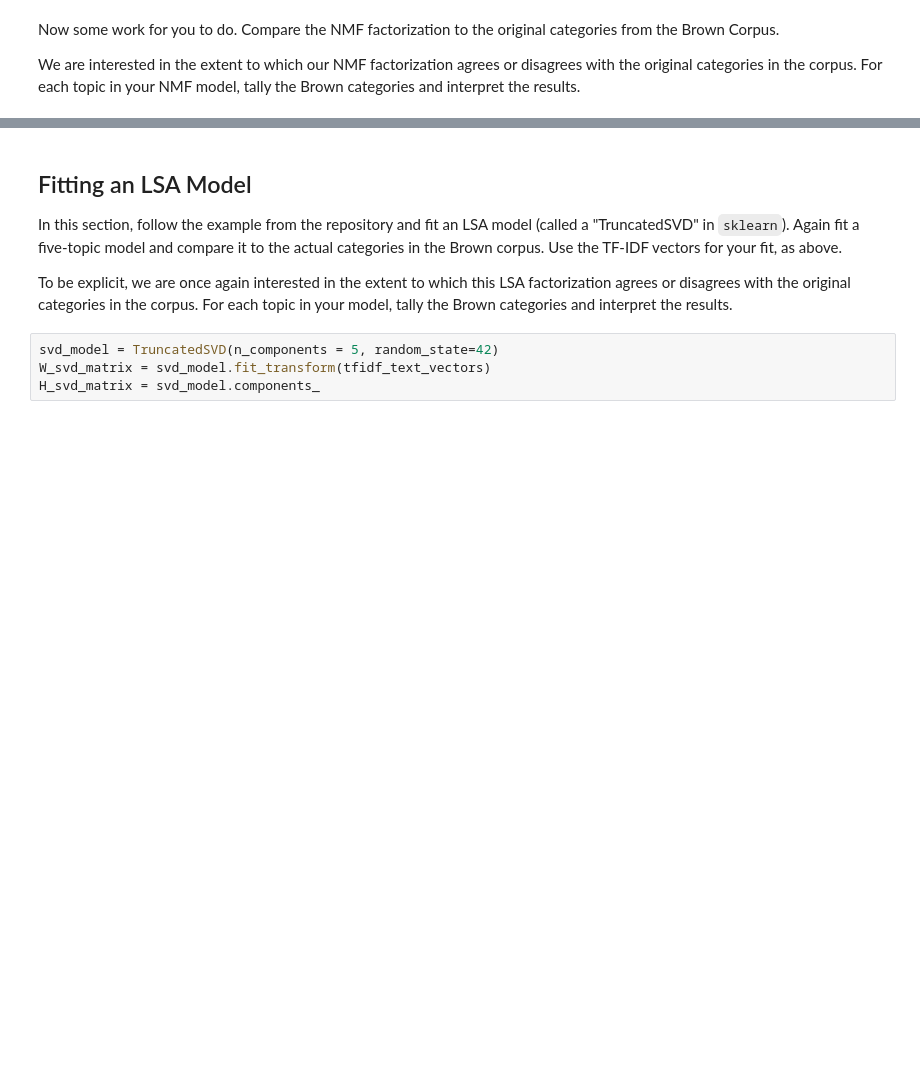
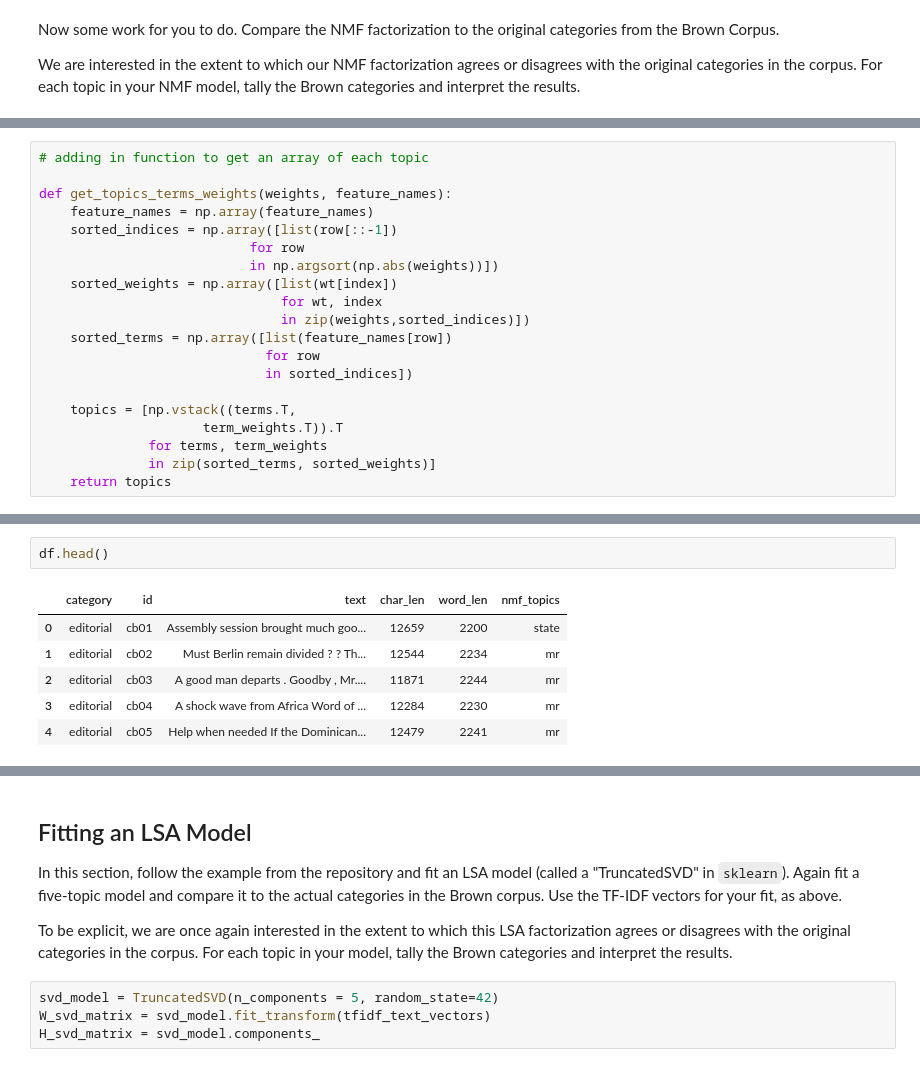
Before and after one commit to stephenkuc/ads509-topicmodeling, a Jupyter notebook: Topic Modeling.ipynb, the cells around one changed output, grey strips where cells are left out. Drawn from its saved outputs; the diff is of its cells as text; blank space fills up the shorter version.

```diff
--- a/Topic Modeling.ipynb
+++ b/Topic Modeling.ipynb
@@ -320,0 +207,20 @@ dtype: object
+# %%
+# adding in function to get an array of each topic
+
+def get_topics_terms_weights(weights, feature_names):
+    feature_names = np.array(feature_names)
+    sorted_indices = np.array([list(row[::-1])
+                           for row
+                           in np.argsort(np.abs(weights))])
+    sorted_weights = np.array([list(wt[index])
+                               for wt, index
+                               in zip(weights,sorted_indices)])
+    sorted_terms = np.array([list(feature_names[row])
+                             for row
+                             in sorted_indices])
+
+    topics = [np.vstack((terms.T,
+                     term_weights.T)).T
+              for terms, term_weights
+              in zip(sorted_terms, sorted_weights)]
+    return topics
@@ -320,0 +239,9 @@ dtype: object
+# %%
+df.head()
+# %% [output]
+|  | category | id | text | char_len | word_len | nmf_topics |
+| 0 | editorial | cb01 | Assembly session brought much goo... | 12659 | 2200 | state |
+| 1 | editorial | cb02 | Must Berlin remain divided ? ? Th... | 12544 | 2234 | mr |
+| 2 | editorial | cb03 | A good man departs . Goodby , Mr.... | 11871 | 2244 | mr |
+| 3 | editorial | cb04 | A shock wave from Africa Word of ... | 12284 | 2230 | mr |
+| 4 | editorial | cb05 | Help when needed If the Dominican... | 12479 | 2241 | mr |
```
Also changed, not shown: parts of 42 cells of this notebook.
